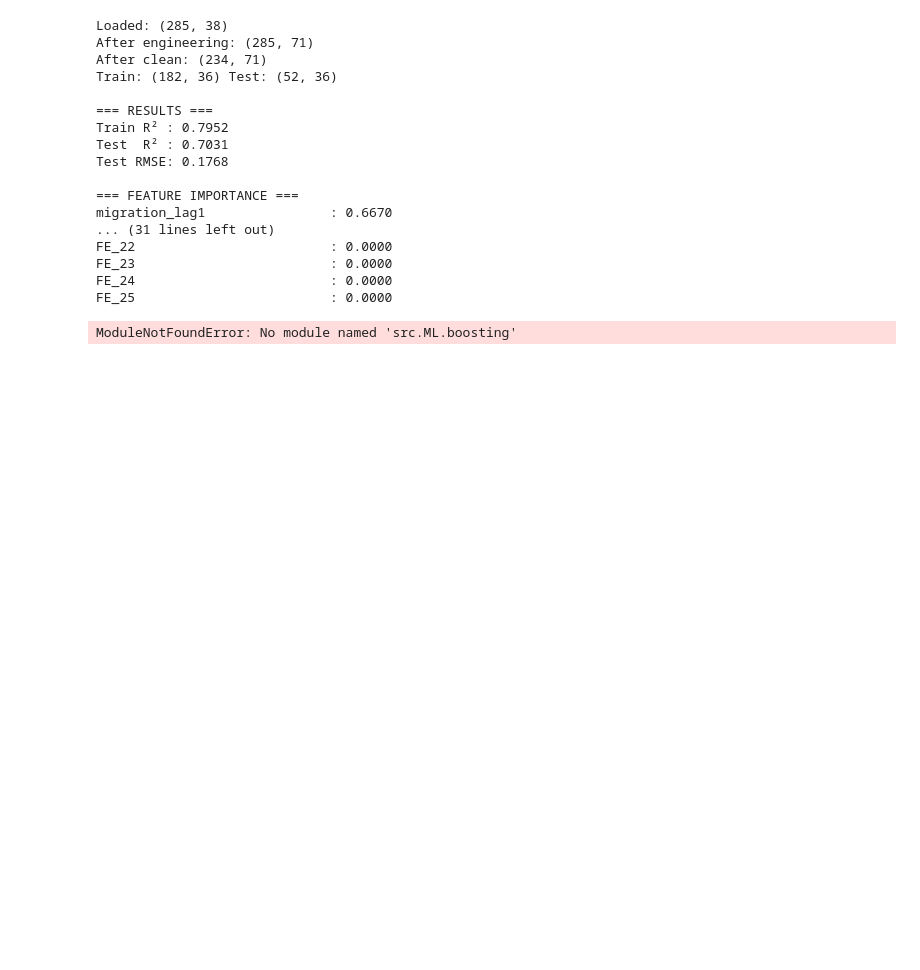
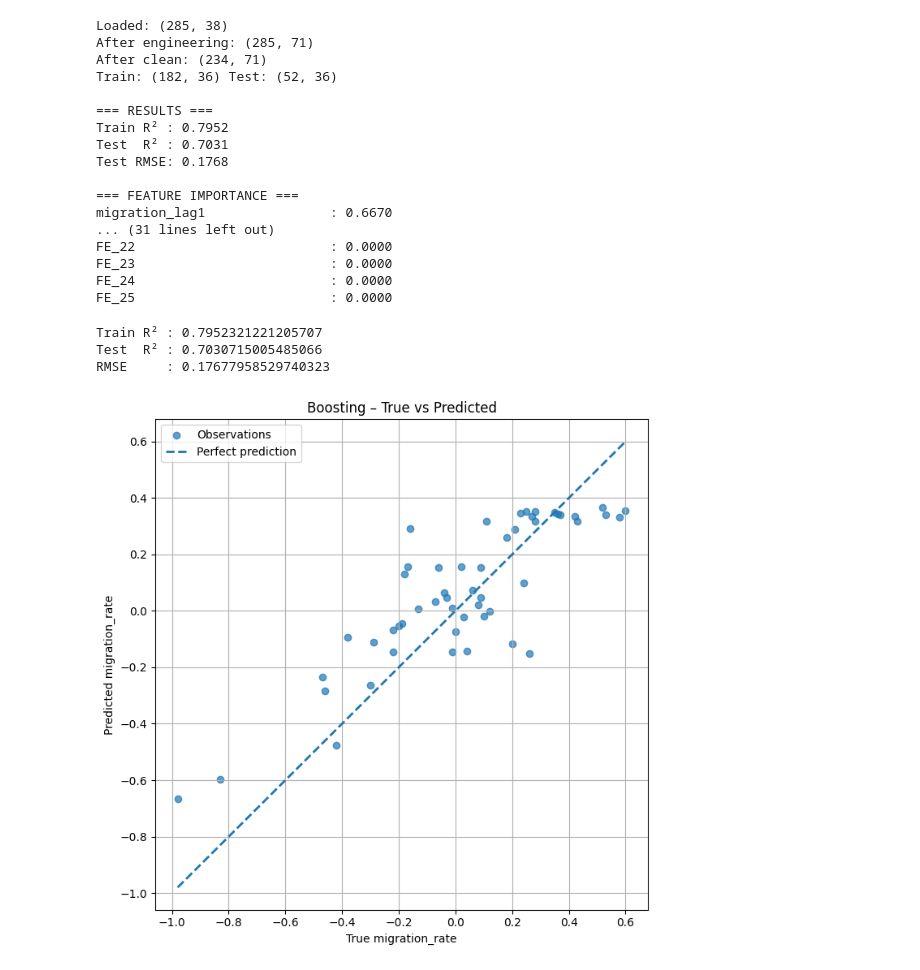
Before and after one commit to maximeducotterd2404-pixel/DSAP_intercantonalmigration_dynamics, a Jupyter notebook: notebooks/XGboost.ipynb, the cells around one changed output. Cells and saved outputs as stored; diff of their text form; code cells hidden in the pictures; blank space fills up the shorter version.

```diff
--- a/notebooks/XGboost.ipynb
+++ b/notebooks/XGboost.ipynb
@@ -193,43 +193,39 @@ FE_23                         : 0.0000
 FE_24                         : 0.0000
 FE_25                         : 0.0000
 # %%
+import sys
 from pathlib import Path
-import sys
-
 ROOT = Path("/Users/maximeducotterd/Desktop/DSAP_intercantonal_dynamics")
 sys.path.append(str(ROOT))
 
-from src.ML.XGboost.XGboost import (
+from src.ML.Gradientboosting.gradientboosting import (
     load_data,
     engineer_features,
     prepare_dataframe,
     time_split,
     train_boosting,
-    evaluate
+    evaluate,
 )
-
-from src.ML.XGboost.plotXGboost import plot_true_vs_pred_boost
+from src.ML.Gradientboosting.plotgradientboosting import plot_true_vs_pred_boost
 
 # === Pipeline ===
-
-df = load_data()
+df = load_data()  # lit data/databasecsv.csv par défaut
 df = engineer_features(df)
 df, feature_cols, target_col = prepare_dataframe(df)
 
 X_train, X_test, y_train, y_test = time_split(df, feature_cols, target_col)
-
 model = train_boosting(X_train, y_train)
 
 train_r2, test_r2, rmse = evaluate(model, X_train, y_train, X_test, y_test)
-
 print("Train R² :", train_r2)
 print("Test  R² :", test_r2)
 print("RMSE     :", rmse)
 
-# predictions
+# Prédictions et plot
 y_pred = model.predict(X_test)
-
-# === Plot ===
-plot_true_vs_pred_boost(y_test, y_pred)
+plot_true_vs_pred_boost(y_test, y_pred, title="Boosting – True vs Predicted")
 # %% [output]
-ModuleNotFoundError: No module named 'src.ML.boosting'
+Train R² : 0.7952321221205707
+Test  R² : 0.7030715005485066
+RMSE     : 0.17677958529740323
+[figure, added]
```
Also changed, not shown: 5 other files.
